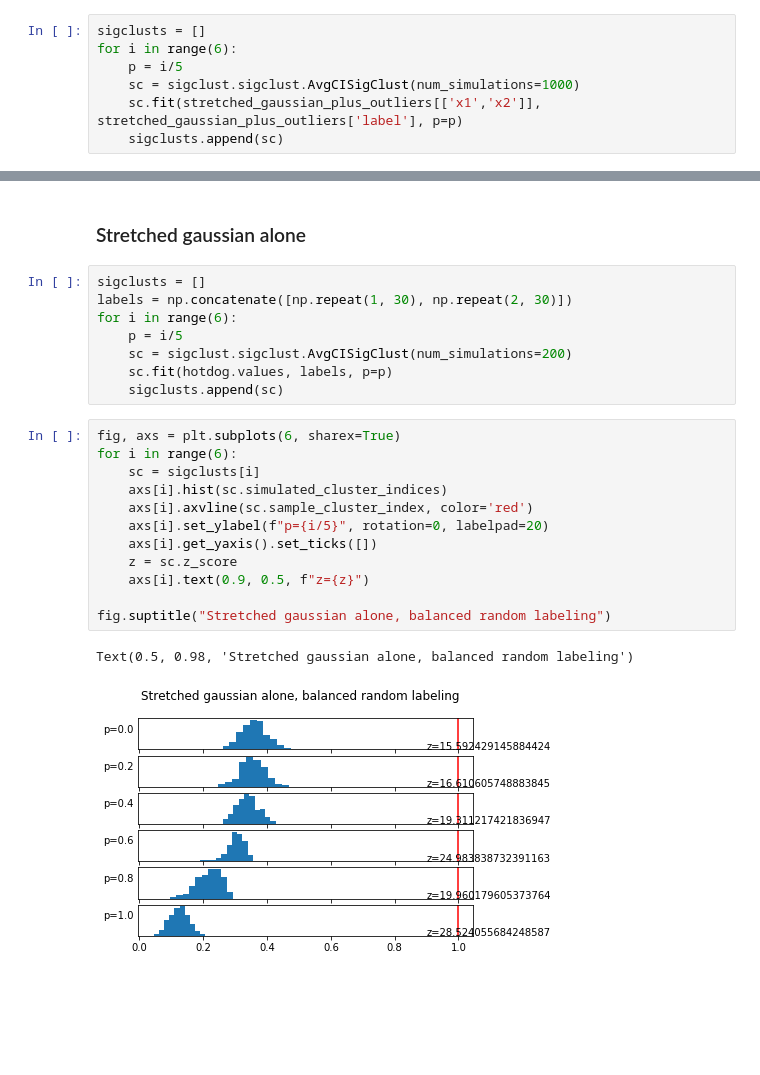
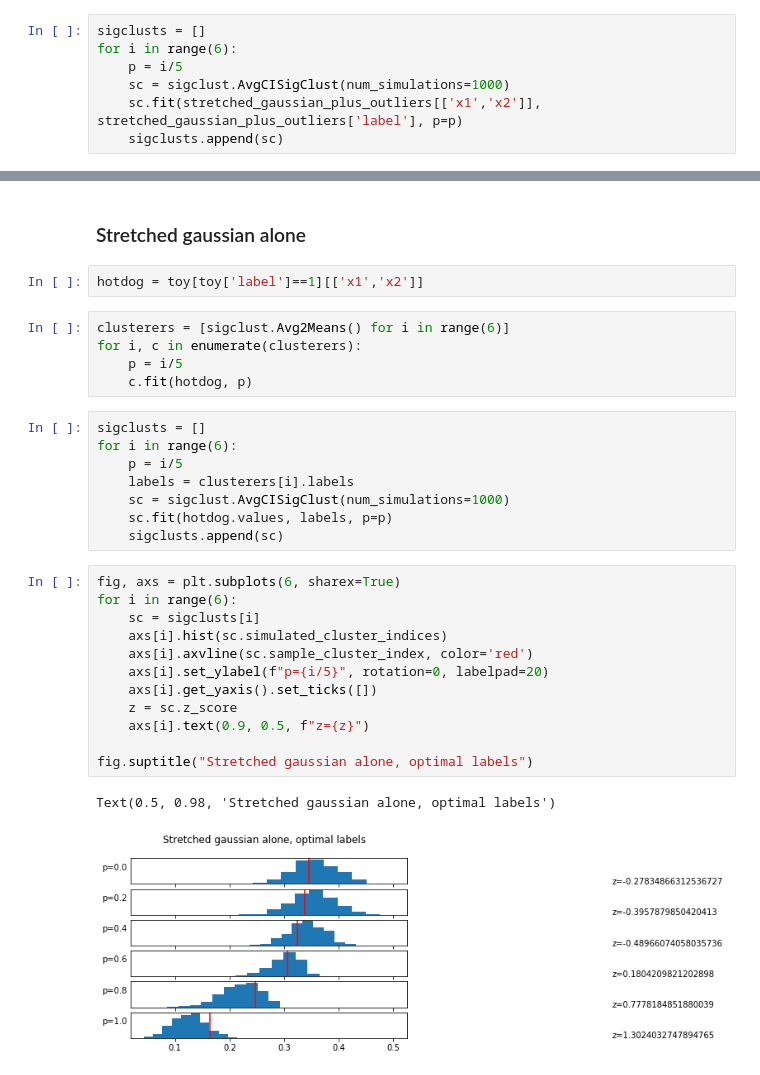
Before and after one commit to thomaskeefe/sigclust, a Jupyter notebook: average_k_means.ipynb, the cells around one changed output, grey strips where cells are left out. Saved outputs shown, nothing was run; the diff lists cells and outputs as text; blank space fills up the shorter version.

Commit message:
Update Avg 2 Means SigClust notebook
For stretched gaussian example, use optimal labels for each p instead of random labels. The update helps us understand the size of test at each p.

```diff
--- a/average_k_means.ipynb
+++ b/average_k_means.ipynb
@@ -365,7 +365,7 @@ reload(sigclust.sigclust)
 sigclusts = []
 for i in range(6):
     p = i/5
-    sc = sigclust.sigclust.AvgCISigClust(num_simulations=1000)
+    sc = sigclust.AvgCISigClust(num_simulations=1000)
     sc.fit(stretched_gaussian_plus_outliers[['x1','x2']], stretched_gaussian_plus_outliers['label'], p=p)
     sigclusts.append(sc)
 # %%
@@ -409,26 +409,33 @@ Text(0.5, 0.98, 'Two spherical clusters, using known labels')
 [figure]
 # %% [markdown]
 ### Stretched gaussian alone
+# %%
+hotdog = toy[toy['label']==1][['x1','x2']]
+# %%
+clusterers = [sigclust.Avg2Means() for i in range(6)]
+for i, c in enumerate(clusterers):
+    p = i/5
+    c.fit(hotdog, p)
 # %%
 sigclusts = []
-labels = np.concatenate([np.repeat(1, 30), np.repeat(2, 30)])
 for i in range(6):
     p = i/5
-    sc = sigclust.sigclust.AvgCISigClust(num_simulations=200)
+    labels = clusterers[i].labels
+    sc = sigclust.AvgCISigClust(num_simulations=1000)
     sc.fit(hotdog.values, labels, p=p)
     sigclusts.append(sc)
 # %%
 fig, axs = plt.subplots(6, sharex=True)
 for i in range(6):
     sc = sigclusts[i]
     axs[i].hist(sc.simulated_cluster_indices)
     axs[i].axvline(sc.sample_cluster_index, color='red')
     axs[i].set_ylabel(f"p={i/5}", rotation=0, labelpad=20)
     axs[i].get_yaxis().set_ticks([])
     z = sc.z_score
     axs[i].text(0.9, 0.5, f"z={z}")
 
-fig.suptitle("Stretched gaussian alone, balanced random labeling")
+fig.suptitle("Stretched gaussian alone, optimal labels")
 # %% [output]
-Text(0.5, 0.98, 'Stretched gaussian alone, balanced random labeling')
+Text(0.5, 0.98, 'Stretched gaussian alone, optimal labels')
-[figure, old version]
+[figure, new version]
```
Also changed, not shown: parts of 2 cells of this notebook.
